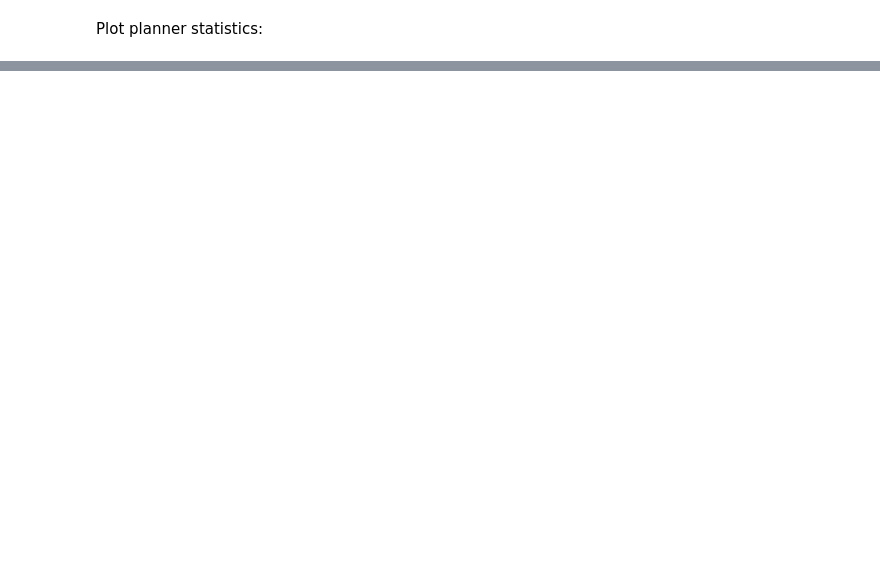
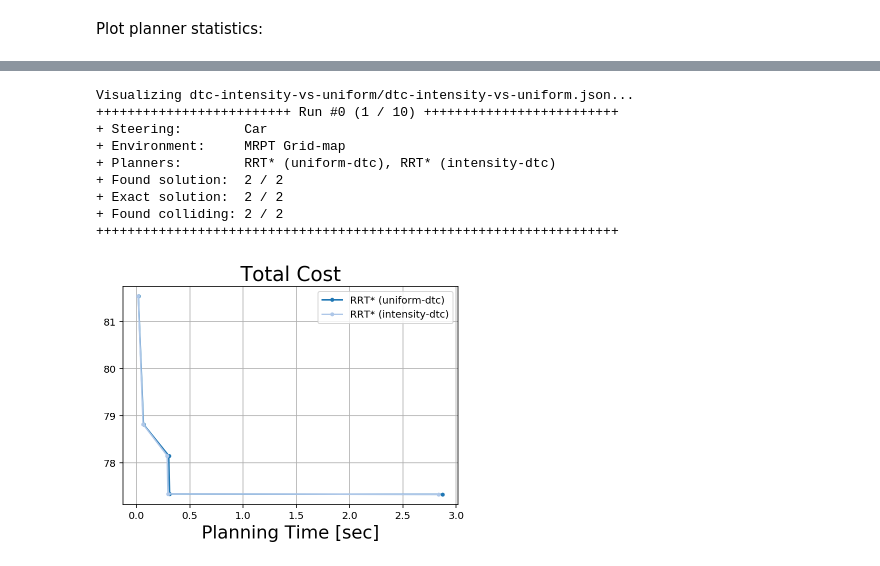
Before and after one commit to ksatyaki/bench-mr, a Jupyter notebook: python/MoD-planning.ipynb, the cells around one changed output, grey strips where cells are left out. Saved outputs shown, nothing was run; the diff lists cells and outputs as text; code cells hidden in the pictures; blank space fills up the shorter version.

```diff
--- a/python/MoD-planning.ipynb
+++ b/python/MoD-planning.ipynb
@@ -87,0 +85,14 @@ Visualizing gmmt-intensity-vs-uniform/gmmt-intensity-vs-uniform.json...
+# %%
+from plot_convergence import plot_convergence
+plot_convergence('{}-intensity-vs-uniform/{}-intensity-vs-uniform.json'.format(cost_fn, cost_fn), metrics='total_cost')
+# %% [output]
+Visualizing dtc-intensity-vs-uniform/dtc-intensity-vs-uniform.json...
++++++++++++++++++++++++++ Run #0 (1 / 10) +++++++++++++++++++++++++
++ Steering:        Car
++ Environment:     MRPT Grid-map
++ Planners:        RRT* (uniform-dtc), RRT* (intensity-dtc)
++ Found solution:  2 / 2
++ Exact solution:  2 / 2
++ Found colliding: 2 / 2
++++++++++++++++++++++++++++++++++++++++++++++++++++++++++++++++++++
+[figure, added]
```
Also changed, not shown: parts of 5 cells of this notebook, 4 other files.
